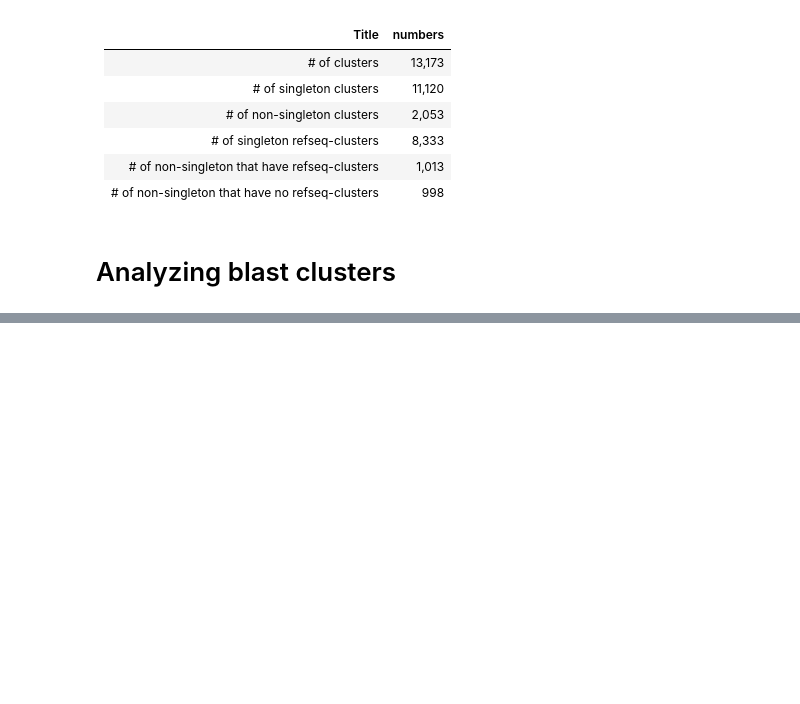
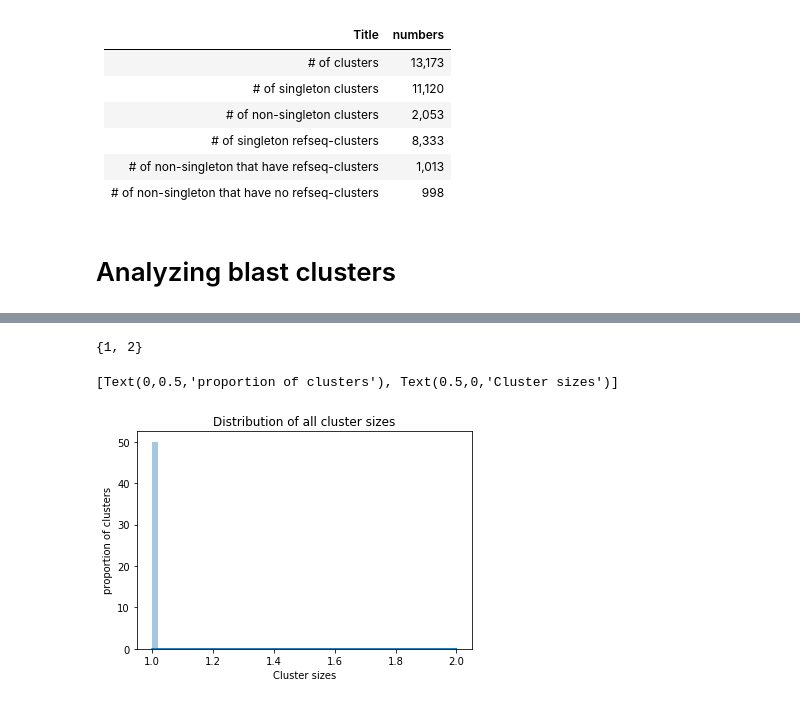
Before and after one commit to NCBI-Hackathons/VirusDiscoveryProject, a Jupyter notebook: Phylo/cluster_analyses.ipynb, the cells around one changed output, grey strips where cells are left out. Cells and saved outputs as stored; diff of their text form; code cells hidden in the pictures; blank space fills up the shorter version.

Commit message:
table

```diff
--- a/Phylo/cluster_analyses.ipynb
+++ b/Phylo/cluster_analyses.ipynb
@@ -254,3 +250,7 @@ len(set(nonNC_genom_nosing))
 | # of non-singleton that have no refseq-clusters  | 998 |
 # %% [markdown]
 # Analyzing blast clusters
+# %%
+bcl_table = pd.read_csv("tests/data/blast_pairs.tsv", sep="\t", header=None)
+bcl_table = bcl_table.drop(columns=[2, 3])
+bcl_table.head()
@@ -256,0 +264,6 @@ len(set(nonNC_genom_nosing))
+# %%
+# group by the reference cluster name and then converting its members to a list
+bl_gp_table = bcl_table.groupby(0)[1].apply(list)
+bl_all_cl_table = pd.DataFrame(bl_gp_table)
+bl_all_cl_table.shape
+#all_cl_table.head()
@@ -256,0 +274,5 @@ len(set(nonNC_genom_nosing))
+# %%
+# from list to rows
+bl_all_cl_df = pd.DataFrame(bl_all_cl_table[1].apply(pd.Series).stack())
+bl_all_cl_df.columns = ["members"]
+bl_all_cl_df.tail(5)
@@ -256,0 +287,5 @@ len(set(nonNC_genom_nosing))
+# %%
+# Distribution of cluster size
+bl_cl_size = pd.DataFrame(bl_all_cl_df.groupby(0).apply(len))
+bl_cl_size.columns = ["size"]
+bl_cl_size.tail()
@@ -256,0 +300,11 @@ len(set(nonNC_genom_nosing))
+# %%
+set(bl_cl_size['size'].tolist())
+# %% [output]
+{1, 2}
+# %%
+dp = sns.distplot(bl_cl_size['size'].tolist())
+dp.set_title('Distribution of all cluster sizes')
+dp.set(xlabel='Cluster sizes', ylabel='proportion of clusters')
+# %% [output]
+[Text(0,0.5,'proportion of clusters'), Text(0.5,0,'Cluster sizes')]
+[figure, added]
```
Also changed, not shown: parts of 15 cells of this notebook, 1 other file.
